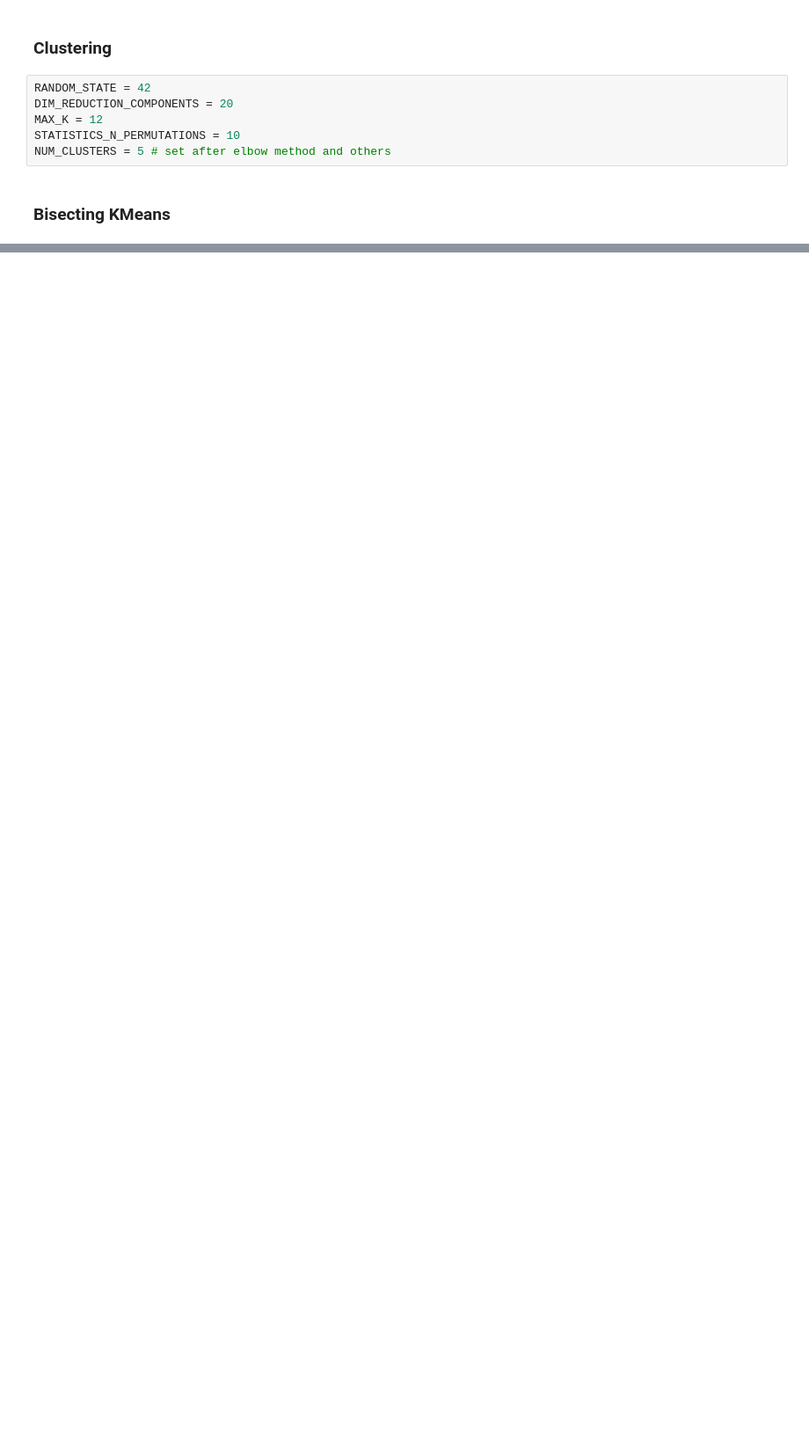
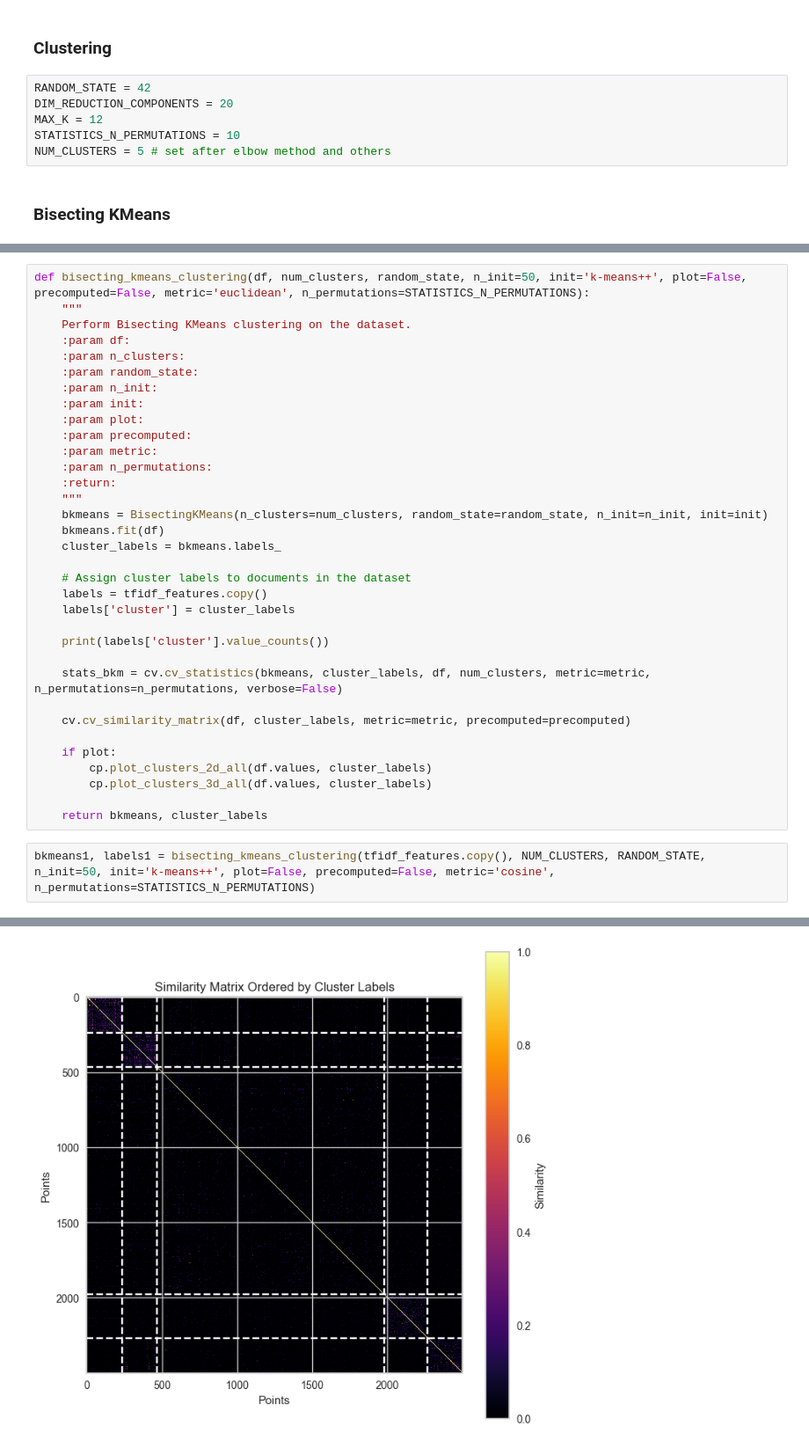
Before and after one commit to MaksimKarnaukh/DataMining, a Jupyter notebook: Assignment3/src/clustering_bisectingkmeans.ipynb, the cells around one changed output, grey strips where cells are left out. Shown at 88% size. Saved outputs shown, nothing was run; the diff lists cells and outputs as text; blank space fills up the shorter version.

Commit message:
cluster files cleanup

```diff
--- a/Assignment3/src/clustering_bisectingkmeans.ipynb
+++ b/Assignment3/src/clustering_bisectingkmeans.ipynb
@@ -414,0 +256,37 @@ cv.cv_similarity_matrix(df, cluster_labels, metric='cosine', precomputed=True)
+# %%
+def bisecting_kmeans_clustering(df, num_clusters, random_state, n_init=50, init='k-means++', plot=False, precomputed=False, metric='euclidean', n_permutations=STATISTICS_N_PERMUTATIONS):
+    """
+    Perform Bisecting KMeans clustering on the dataset.
+    :param df:
+    :param n_clusters:
+    :param random_state:
+    :param n_init:
+    :param init:
+    :param plot:
+    :param precomputed:
+    :param metric:
+    :param n_permutations:
+    :return:
+    """
+    bkmeans = BisectingKMeans(n_clusters=num_clusters, random_state=random_state, n_init=n_init, init=init)
+    bkmeans.fit(df)
+    cluster_labels = bkmeans.labels_
+
+    # Assign cluster labels to documents in the dataset
+    labels = tfidf_features.copy()
+    labels['cluster'] = cluster_labels
+
+    print(labels['cluster'].value_counts())
+
+    stats_bkm = cv.cv_statistics(bkmeans, cluster_labels, df, num_clusters, metric=metric, n_permutations=n_permutations, verbose=False)
+
+    cv.cv_similarity_matrix(df, cluster_labels, metric=metric, precomputed=precomputed)
+
+    if plot:
+        cp.plot_clusters_2d_all(df.values, cluster_labels)
+        cp.plot_clusters_3d_all(df.values, cluster_labels)
+
+    return bkmeans, cluster_labels
+# %%
+bkmeans1, labels1 = bisecting_kmeans_clustering(tfidf_features.copy(), NUM_CLUSTERS, RANDOM_STATE, n_init=50, init='k-means++', plot=False, precomputed=False, metric='cosine', n_permutations=STATISTICS_N_PERMUTATIONS)
+# %% [output]
@@ -414,0 +313 @@ cv.cv_similarity_matrix(df, cluster_labels, metric='cosine', precomputed=True)
+[figure, added]
```
Also changed, not shown: parts of 31 cells of this notebook, 8 other files.
